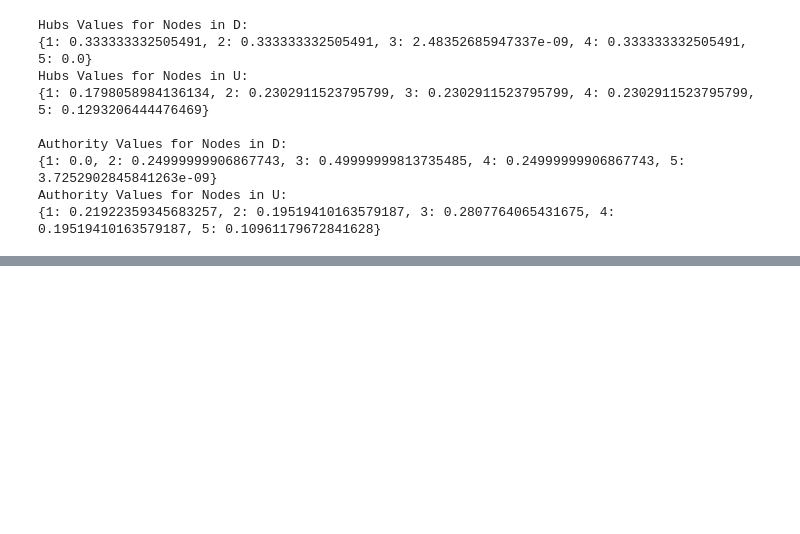
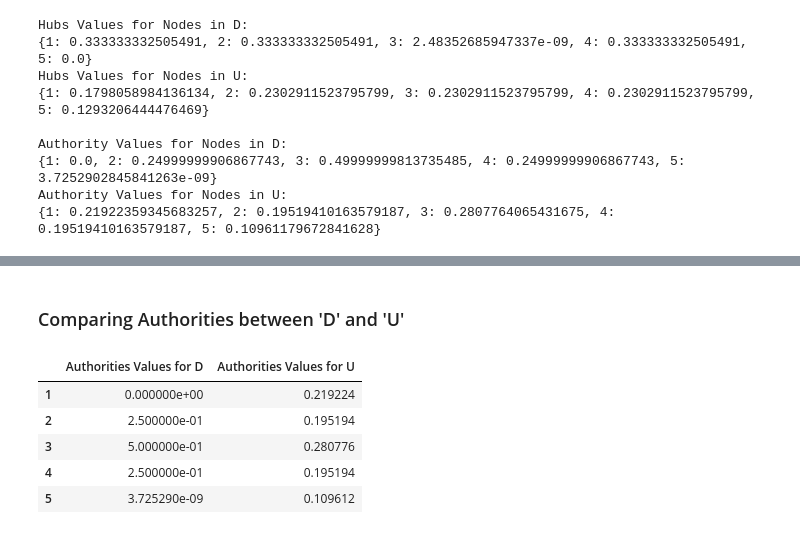
Before and after one commit to idc9/law-net, a Jupyter notebook: explore/michael/5_node_graph_centrality_testing.ipynb, the cells around one changed output, grey strips where cells are left out. Saved outputs shown, nothing was run; the diff lists cells and outputs as text; code cells hidden in the pictures; blank space fills up the shorter version.

```diff
--- a/explore/michael/5_node_graph_centrality_testing.ipynb
+++ b/explore/michael/5_node_graph_centrality_testing.ipynb
@@ -173,0 +197,26 @@ Authority Values for Nodes in U:
+# %% [markdown]
+### Comparing Authorities between 'D' and 'U'
+# %%
+# dictionary of just {node: authorities value, node: authorities value, ...}
+auths_dict_D = hubs_auths_dict_D[1]
+auths_dict_U = hubs_auths_dict_U[1]
+
+ad_D = sorted(auths_dict_D.iteritems(), key=operator.itemgetter(0))
+ad_U = sorted(auths_dict_U.iteritems(), key=operator.itemgetter(0))
+
+nodes = [x[0] for x in ad_D]
+ad_D_vals = [x[1] for x in ad_D]
+ad_U_vals = [x[1] for x in ad_U]
+
+data = {'Authorities Values for D': ad_D_vals,
+        'Authorities Values for U': ad_U_vals,
+       }
+df = pd.DataFrame(data, index=nodes)
+df
+# %% [output]
+|  | Authorities Values for D | Authorities Values for U |
+| 1 | 0.000000e+00 | 0.219224 |
+| 2 | 2.500000e-01 | 0.195194 |
+| 3 | 5.000000e-01 | 0.280776 |
+| 4 | 2.500000e-01 | 0.195194 |
+| 5 | 3.725290e-09 | 0.109612 |
```
Also changed, not shown: parts of 20 cells of this notebook.
